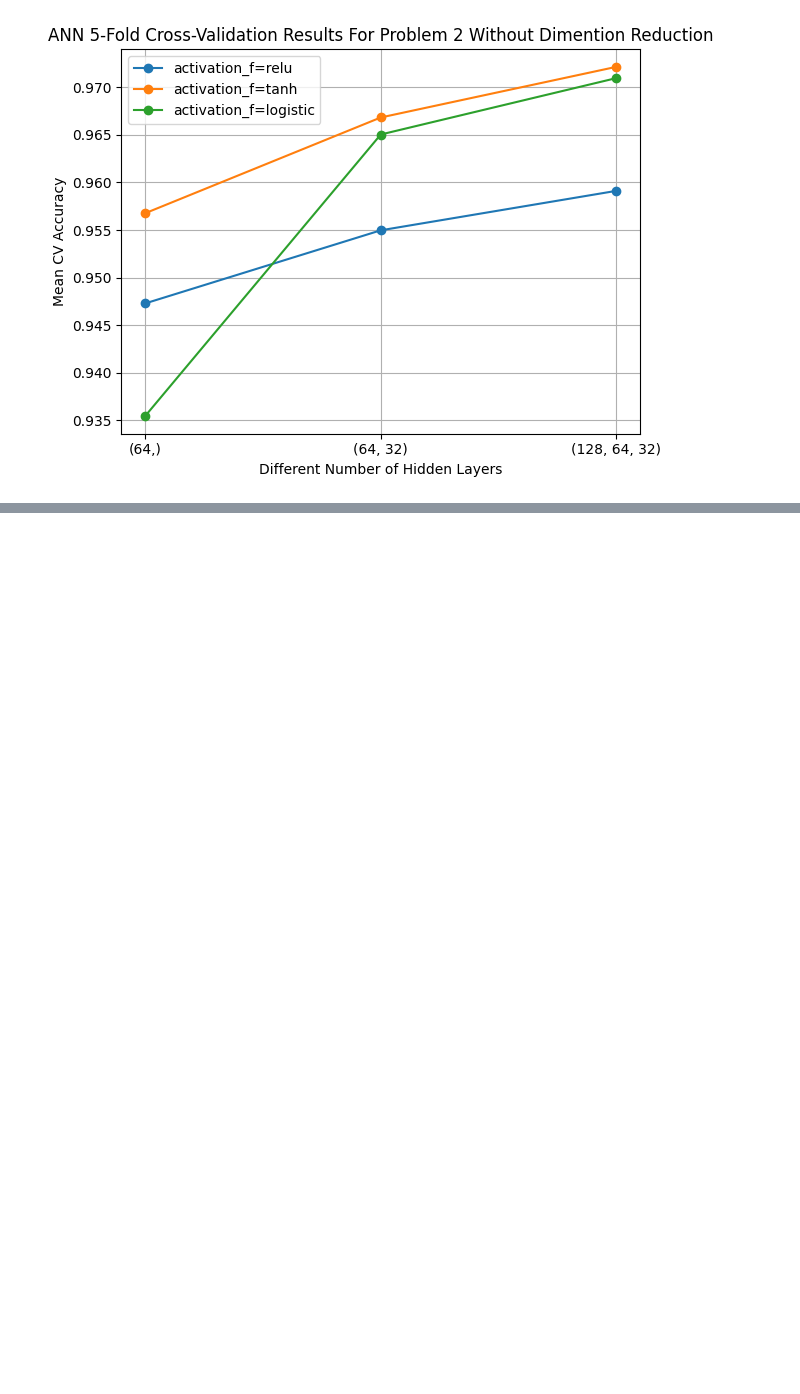
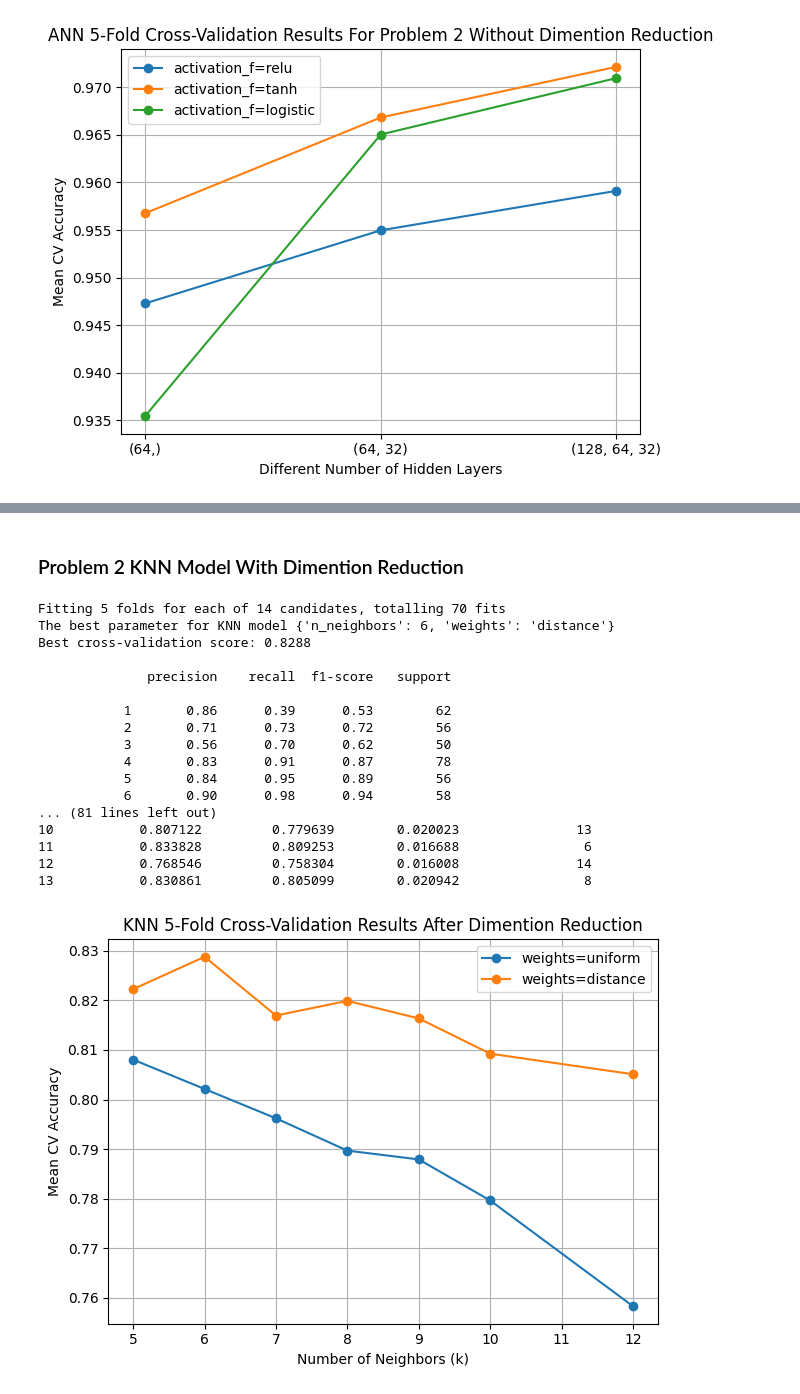
Before and after one commit to Hello-Judy/CSE514-Data-Mining-Project-2, a Jupyter notebook: Project2.ipynb, the cells around one changed output, grey strips where cells are left out. Saved outputs shown, nothing was run; the diff lists cells and outputs as text; code cells hidden in the pictures; blank space fills up the shorter version.

```diff
--- a/Project2.ipynb
+++ b/Project2.ipynb
@@ -852,0 +1058,64 @@ Best cross-validation score: 0.9722
+# %% [markdown]
+### Problem 2 KNN Model With Dimention Reduction
+# %%
+# List the parameter for the KNN model
+knn_parameter = {
+    'n_neighbors':[5, 6, 7, 8, 9, 10, 12],
+    'weights': ['uniform', 'distance']
+}
+"""
+    'uniform' -> uniform weights. All points in each neighborhood are weighted equally.
+    'distance'-> weight points by the inverse of their distance. in this case, closer neighbors of a
+                 query point will have a greater influence than neighbors which are further away.
+"""
+# Called knn model
+knn = KNeighborsClassifier()
+# Tried to find the hyperparameter
+# Cross validation = 5
+knn_2_grid_rd = GridSearchCV(knn, param_grid= knn_parameter, n_jobs= -1, cv= 5, verbose= 1)
+knn_2_grid_rd.fit(X_train_std_q2_rd, y_train_q2_rd)
+print(f"The best parameter for KNN model {knn_2_grid_rd.best_params_}")
+print(f"Best cross-validation score: {knn_2_grid_rd.best_score_:.4f} \n")
+
+# Apply trained model on the test set
+y_pred_KNN_Q2_rd = knn_2_grid_rd.predict(X_test_std_q2_rd)
+
+# Get the report of the classification result
+print(classification_report(y_test_q2_rd, y_pred_KNN_Q2_rd))
+
+# Get the cross validation result
+KNN_Q2_result_RD = pd.DataFrame(knn_2_grid_rd.cv_results_)
+print( KNN_Q2_result_RD)
+# Get the parameter and the scores
+for weight in ['uniform', 'distance']:
+    # Extract the different weight conditions
+    subset = KNN_Q2_result_RD[KNN_Q2_result_RD['param_weights'] == weight]
+    plt.plot(subset['param_n_neighbors'], subset['mean_test_score'], marker='o', label=f'weights={weight}')
+
+plt.xlabel('Number of Neighbors (k)')
+plt.ylabel('Mean CV Accuracy')
+plt.title('KNN 5-Fold Cross-Validation Results After Dimention Reduction')
+plt.legend()
+plt.grid(True)
+plt.tight_layout()
+plt.savefig('knn_cv_plot_Q2_rd.png')
+plt.show()
+# %% [output]
+Fitting 5 folds for each of 14 candidates, totalling 70 fits
+The best parameter for KNN model {'n_neighbors': 6, 'weights': 'distance'}
+Best cross-validation score: 0.8288
+
+              precision    recall  f1-score   support
+
+           1       0.86      0.39      0.53        62
+           2       0.71      0.73      0.72        56
+           3       0.56      0.70      0.62        50
+           4       0.83      0.91      0.87        78
+           5       0.84      0.95      0.89        56
+           6       0.90      0.98      0.94        58
+... (81 lines left out)
+10           0.807122         0.779639        0.020023               13
+11           0.833828         0.809253        0.016688                6
+12           0.768546         0.758304        0.016008               14
+13           0.830861         0.805099        0.020942                8
+[figure, added]
```
Also changed, not shown: parts of 20 cells of this notebook, 10 other files.
